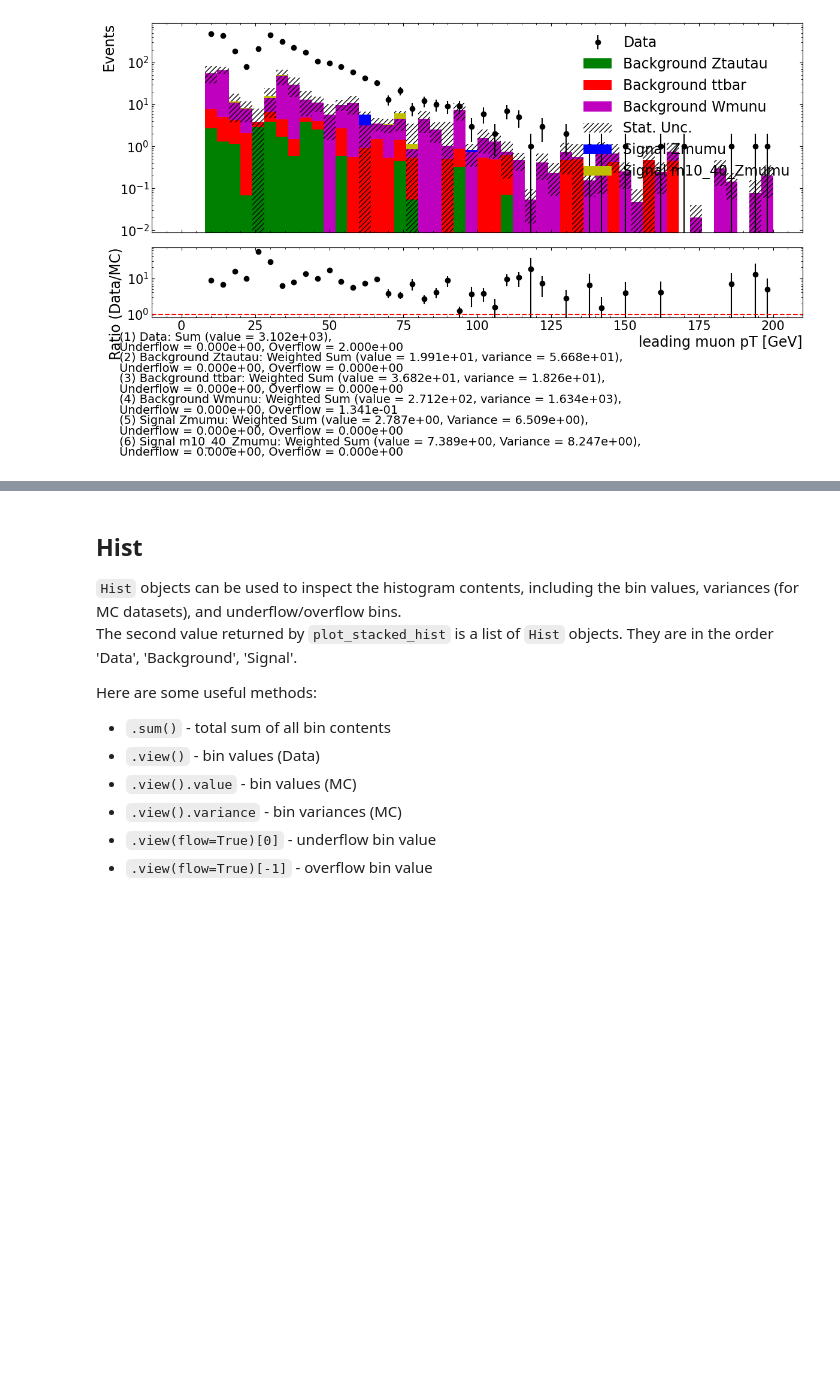
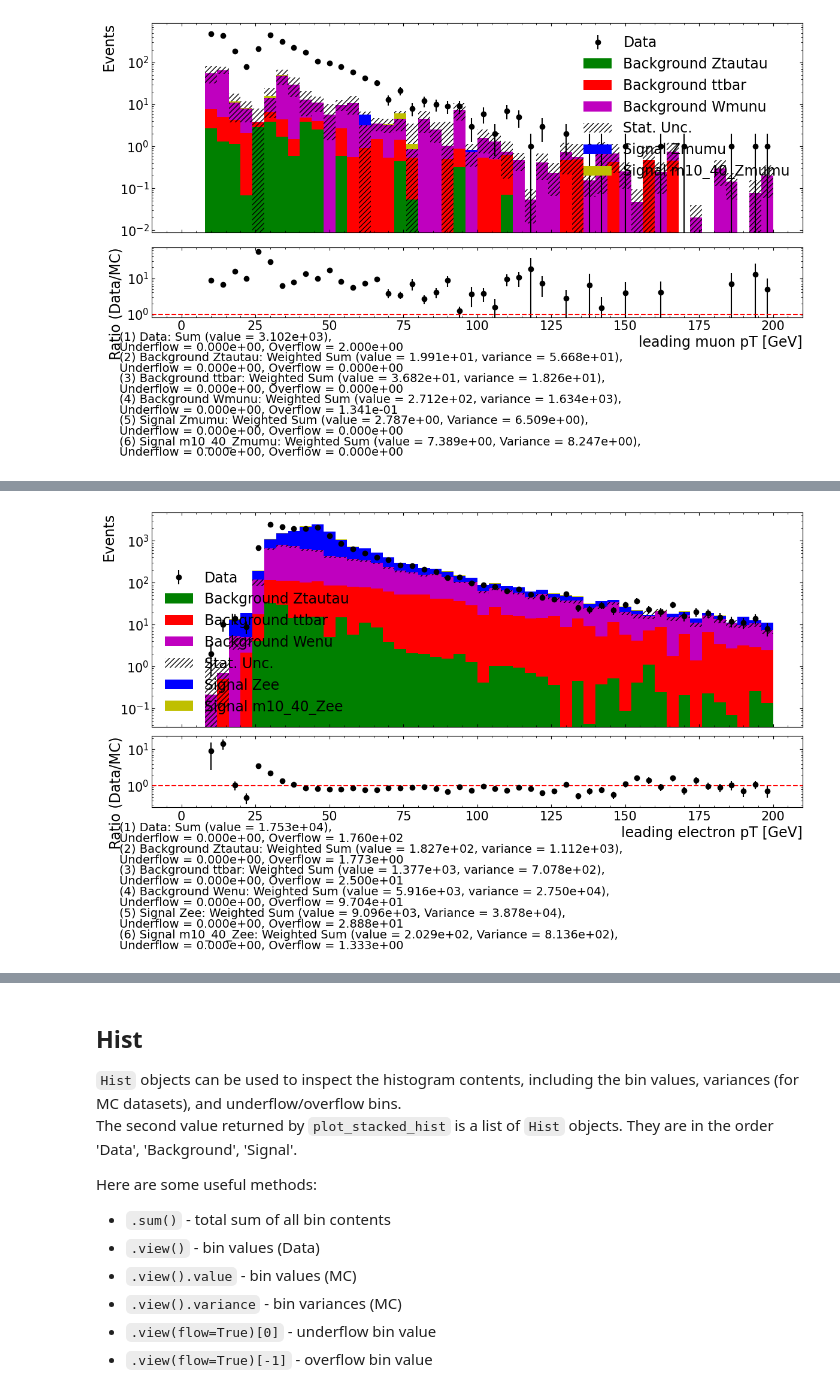
Before and after one commit to hongshaoyee/ATLAS-Higgs-ZW, a Jupyter notebook: ATLAS-parquet/DilepLabNotebook.ipynb, the cells around one changed output, grey strips where cells are left out. Saved outputs shown, nothing was run; the diff lists cells and outputs as text; code cells hidden in the pictures; blank space fills up the shorter version.

```diff
--- a/ATLAS-parquet/DilepLabNotebook.ipynb
+++ b/ATLAS-parquet/DilepLabNotebook.ipynb
@@ -468,0 +543,22 @@ Elapsed time = 0.7s
+# %%
+#electron_sspt
+plot_dict_ee_SS = {
+  'Data' : pt_data_ee_SS['2to4lep_0_02'],
+  'Signal Zee' : pt_data_ee_SS['Zee_0_02'],
+  'Signal m10_40_Zee' : pt_data_ee_SS['m10_40_Zee_0_02'],
+  'Background Ztautau' : pt_data_ee_SS['Ztautau_0_02'],
+  'Background ttbar' : pt_data_ee_SS['ttbar_0_02'],
+  'Background Wenu' : pt_data_ee_SS['Wenu_0_02'],
+}
+
+color_list = ['k','b','y','g','r','m']
+
+plot_variable = 'lep_pt[0]'
+xmin, xmax = 0, 200
+num_bins = 50
+x_label = 'leading electron pT [GeV]'
+
+fig_ee_sspt, hists_ee_sspt= plot_stacked_hist(plot_dict_ee_SS, plot_variable, color_list,
+                               num_bins, xmin, xmax, x_label,
+                               logy=True, show_text=True, residual_plot=True, save_fig=False)
+# %% [output]
@@ -468,0 +566 @@ Elapsed time = 0.7s
+[figure, added]
```
Also changed, not shown: parts of 17 cells of this notebook.
